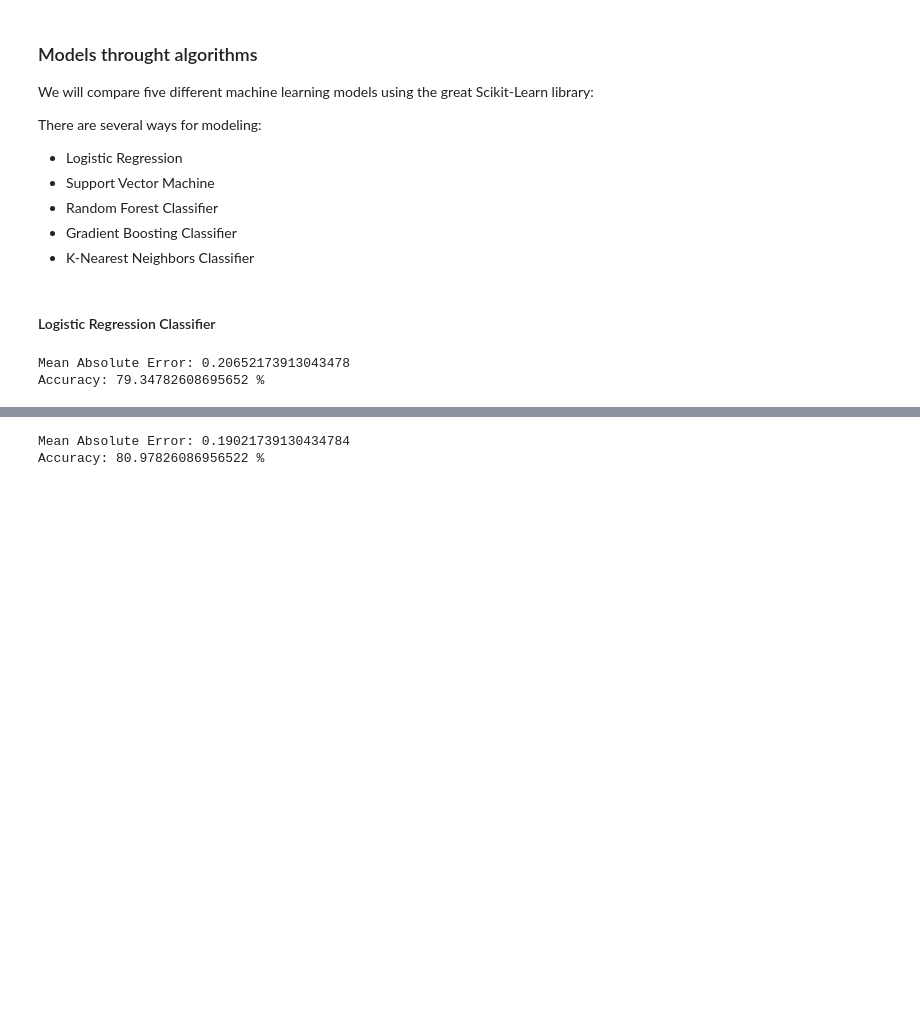
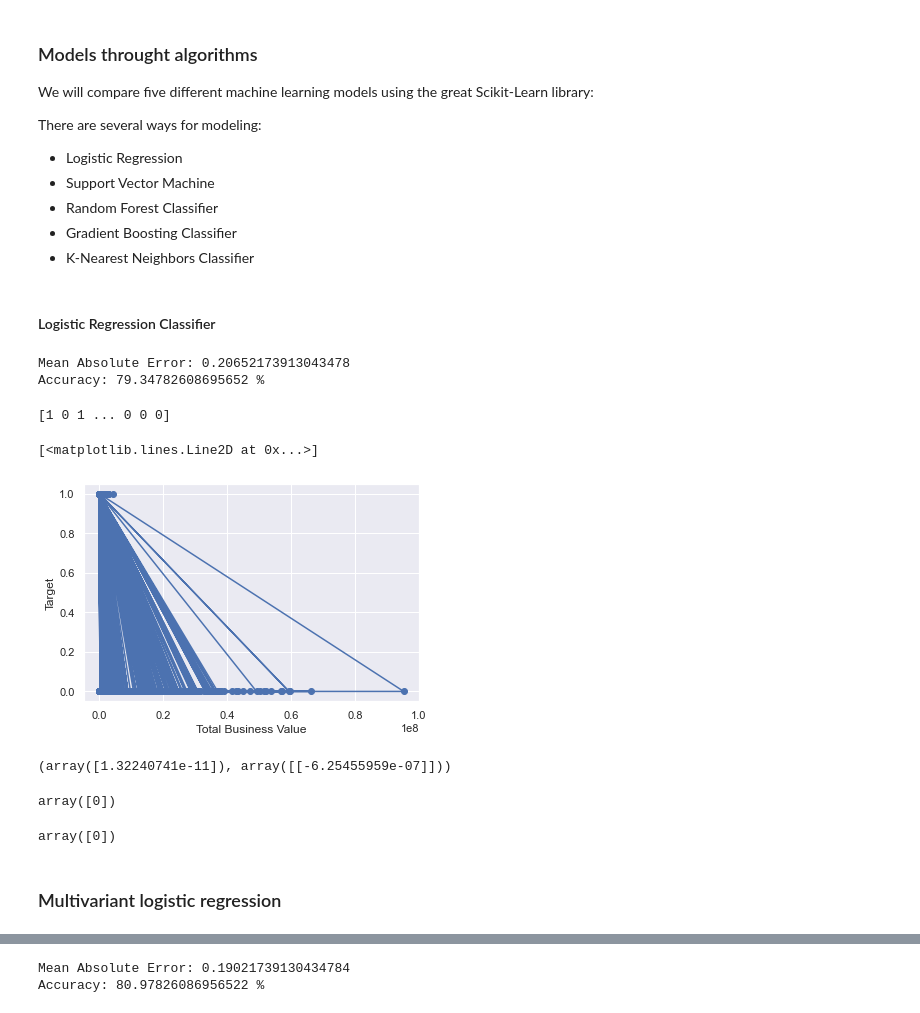
Before and after one commit to vegimik/employee-attenuation-predicting, a Jupyter notebook: employee-attenuation-predicting.ipynb, the cells around one changed output, grey strips where cells are left out. Cells and saved outputs as stored; diff of their text form; code cells hidden in the pictures; blank space fills up the shorter version.

Commit message:
Logistic Regression, treated algorithm w/ one and multi variants, finished!

```diff
--- a/employee-attenuation-predicting.ipynb
+++ b/employee-attenuation-predicting.ipynb
@@ -469,14 +470,51 @@ def fit_and_evaluate_model(model):
     return {"mae": str(model_mae), "accuracy": model_accuracy}
 # %% [markdown]
 #### Logistic Regression Classifier
-# %%
-models_result.append('Logistic Regression')
-
-log_reg = LogisticRegression()
-log_reg_model = fit_and_evaluate_model(log_reg)
-
-print('Mean Absolute Error: ' + str(log_reg_model['mae']))
-print('Accuracy: ' + str(log_reg_model['accuracy']))
-# %% [output]
-Mean Absolute Error: 0.20652173913043478
-Accuracy: 79.34782608695652 %
+# %%
+models_result.append('Logistic Regression')
+
+log_reg = LogisticRegression()
+log_reg_model = fit_and_evaluate_model(log_reg)
+
+print('Mean Absolute Error: ' + str(log_reg_model['mae']))
+print('Accuracy: ' + str(log_reg_model['accuracy']))
+# %% [output]
+Mean Absolute Error: 0.20652173913043478
+Accuracy: 79.34782608695652 %
+# %%
+x_lg_res = X_res['Total Business Value'].values.reshape(-1,1)
+y_lg_res = y_res
+
+lr_model = LogisticRegression()
+lr_model.fit(x_lg_res,y_lg_res)
+y_lr_pred = lr_model.predict(x_lg_res)
+
+print(y_lr_pred)
+# %% [output]
+[1 0 1 ... 0 0 0]
+# %%
+plt.scatter(x_lg_res,y_lg_res)
+plt.xlabel('Total Business Value')
+plt.ylabel('Target')
+plt.plot(x_lg_res,y_lr_pred)
+# %% [output]
+[<matplotlib.lines.Line2D at 0x...>]
+[figure, added]
+# %%
+theta0 = lr_model.intercept_
+theta1 = lr_model.coef_
+theta0, theta1
+# %% [output]
+(array([1.32240741e-11]), array([[-6.25455959e-07]]))
+# %%
+y_lr_pred = lr_model.predict(np.array([80900]).reshape(1,1))
+y_lr_pred
+# %% [output]
+array([0])
+# %%
+y_lr_pred = lr_model.predict(np.array([49957]).reshape(1,1))
+y_lr_pred
+# %% [output]
+array([0])
+# %% [markdown]
+### Multivariant logistic regression
```
Also changed, not shown: parts of 15 cells of this notebook.
